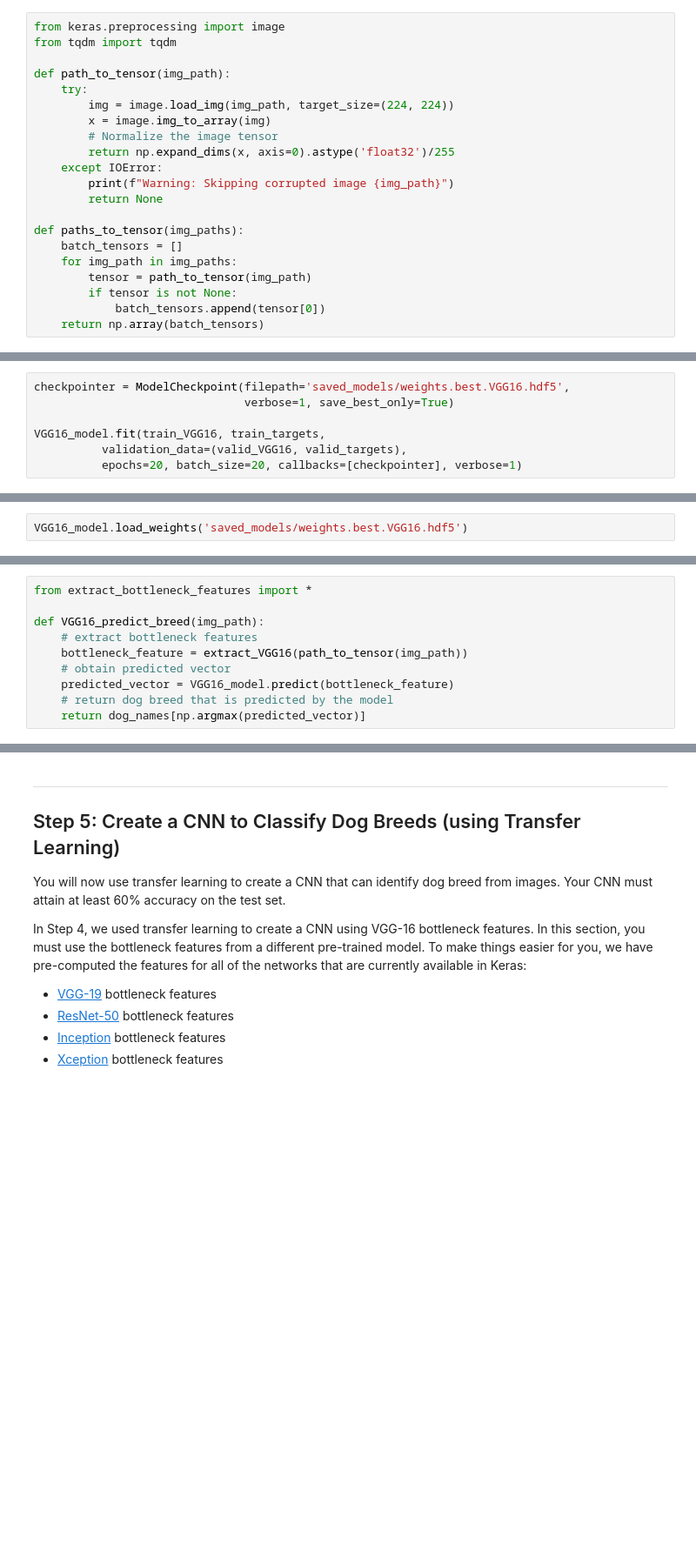
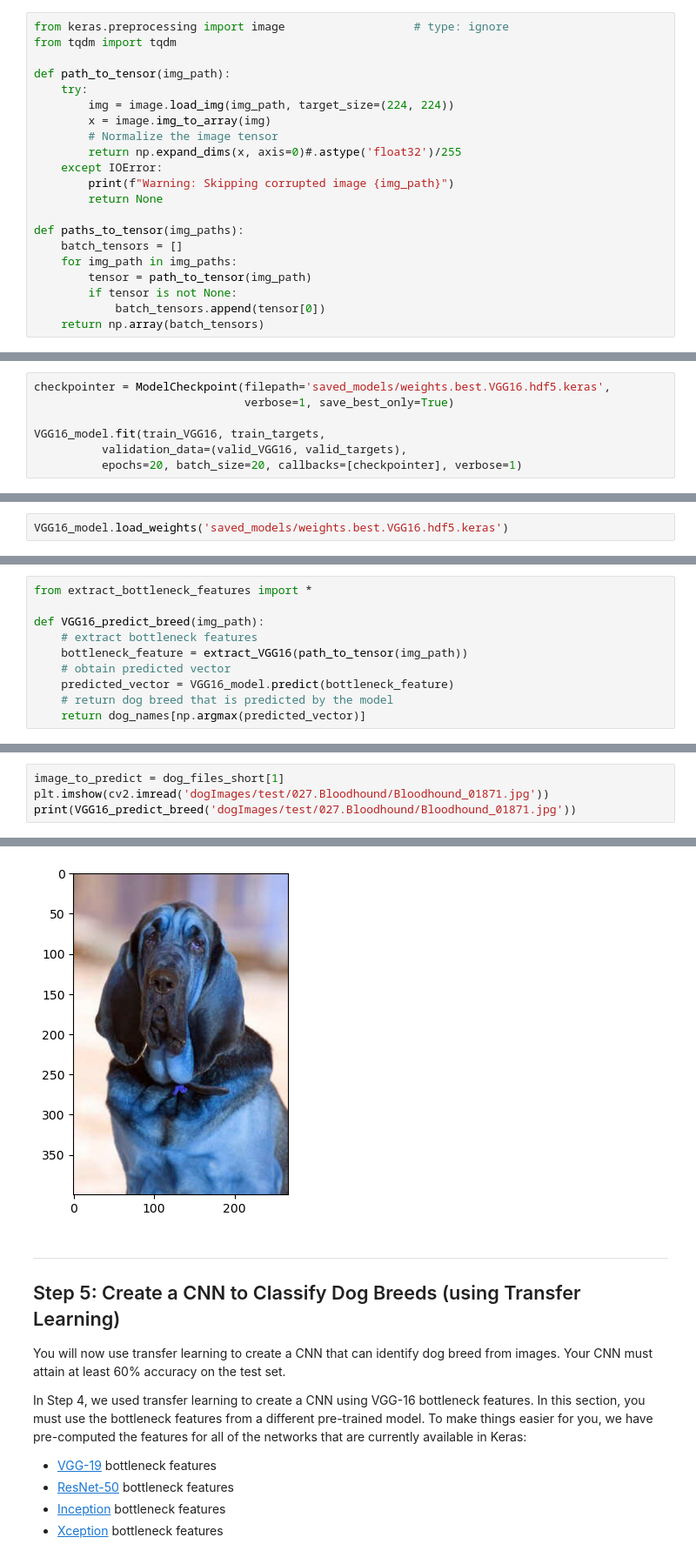
Before and after one commit to Rpule99/Capstone-Dog_breed_classifier, a Jupyter notebook: dog_app.ipynb, the cells around one changed output, grey strips where cells are left out. Shown at 87% size. Drawn from its saved outputs; the diff is of its cells as text; blank space fills up the shorter version.

```diff
--- a/dog_app.ipynb
+++ b/dog_app.ipynb
@@ -239,7 +308,7 @@ $$
 
 Here, `nb_samples` is the number of samples, or number of images, in the supplied array of image paths.  It is best to think of `nb_samples` as the number of 3D tensors (where each 3D tensor corresponds to a different image) in your dataset!
 # %%
-from keras.preprocessing import image
+from keras.preprocessing import image                   # type: ignore
 from tqdm import tqdm
 
 def path_to_tensor(img_path):
@@ -247,7 +316,7 @@ def path_to_tensor(img_path):
         img = image.load_img(img_path, target_size=(224, 224))
         x = image.img_to_array(img)
         # Normalize the image tensor
-        return np.expand_dims(x, axis=0).astype('float32')/255
+        return np.expand_dims(x, axis=0)#.astype('float32')/255
     except IOError:
         print(f"Warning: Skipping corrupted image {img_path}")
         return None
@@ -471,7 +650,7 @@ VGG16_model.compile(loss='categorical_crossentropy', optimizer='rmsprop', metric
 # %% [markdown]
 ### Train the Model
 # %%
-checkpointer = ModelCheckpoint(filepath='saved_models/weights.best.VGG16.hdf5',
+checkpointer = ModelCheckpoint(filepath='saved_models/weights.best.VGG16.hdf5.keras',
                                verbose=1, save_best_only=True)
 
 VGG16_model.fit(train_VGG16, train_targets,
@@ -480,7 +678,7 @@ VGG16_model.fit(train_VGG16, train_targets,
 # %% [markdown]
 ### Load the Model with the Best Validation Loss
 # %%
-VGG16_model.load_weights('saved_models/weights.best.VGG16.hdf5')
+VGG16_model.load_weights('saved_models/weights.best.VGG16.hdf5.keras')
 # %% [markdown]
 ### Test the Model
 
@@ -504,0 +769,5 @@ def VGG16_predict_breed(img_path):
+# %%
+image_to_predict = dog_files_short[1]
+plt.imshow(cv2.imread('dogImages/test/027.Bloodhound/Bloodhound_01871.jpg'))
+print(VGG16_predict_breed('dogImages/test/027.Bloodhound/Bloodhound_01871.jpg'))
+# %% [output]
@@ -505,3 +777,4 @@ def VGG16_predict_breed(img_path):
+[figure, added]
 # %% [markdown]
 ---
 <a id='step5'></a>
```
Also changed, not shown: parts of 59 cells of this notebook, 10 other files.
